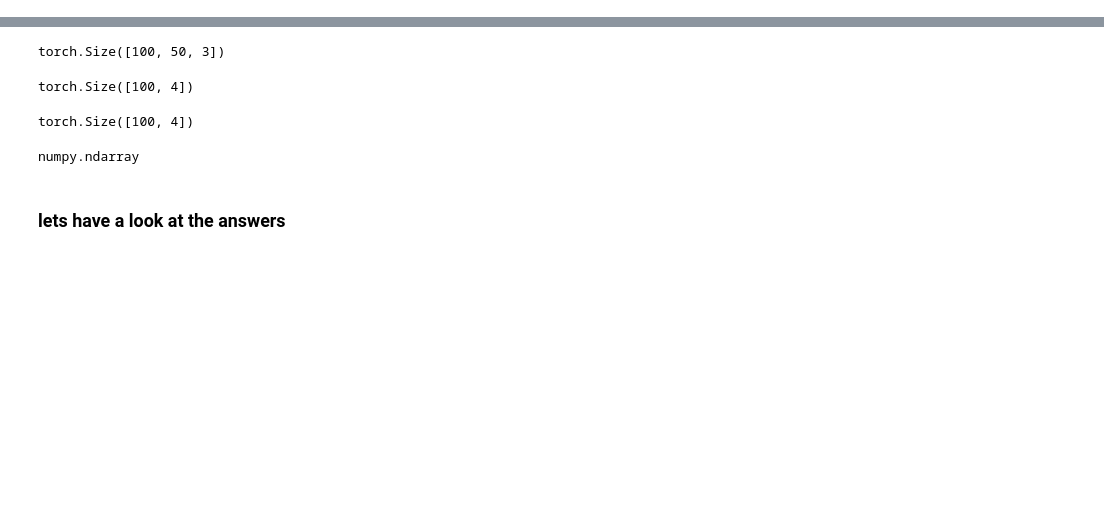
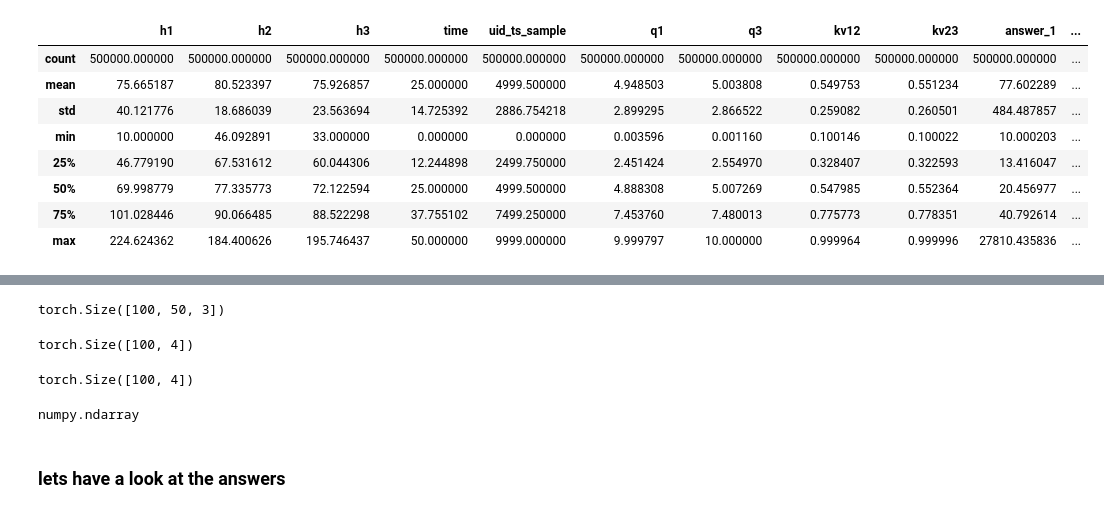
Before and after one commit to hsteude/comm-agents-cps, a Jupyter notebook: examples/three_tank/notebooks/02_data_gen_exploration.ipynb, the cells around one changed output, grey strips where cells are left out. Drawn from its saved outputs; the diff is of its cells as text; code cells hidden in the pictures; blank space fills up the shorter version.

```diff
--- a/examples/three_tank/notebooks/02_data_gen_exploration.ipynb
+++ b/examples/three_tank/notebooks/02_data_gen_exploration.ipynb
@@ -12,6 +12,17 @@ import ipywidgets as widgets
 import examples.three_tank.constants as const
 # %%
 df = pd.read_parquet(const.DATA_PATH)
+df.describe()
+# %% [output]
+|  | h1 | h2 | h3 | time | uid_ts_sample | q1 | q3 | kv12 | kv23 | answer_1 | ... |
+| count | 500000.000000 | 500000.000000 | 500000.000000 | 500000.000000 | 500000.000000 | 500000.000000 | 500000.000000 | 500000.000000 | 500000.000000 | 500000.000000 | ... |
+| mean | 75.665187 | 80.523397 | 75.926857 | 25.000000 | 4999.500000 | 4.948503 | 5.003808 | 0.549753 | 0.551234 | 77.602289 | ... |
+| std | 40.121776 | 18.686039 | 23.563694 | 14.725392 | 2886.754218 | 2.899295 | 2.866522 | 0.259082 | 0.260501 | 484.487857 | ... |
+| min | 10.000000 | 46.092891 | 33.000000 | 0.000000 | 0.000000 | 0.003596 | 0.001160 | 0.100146 | 0.100022 | 10.000203 | ... |
+| 25% | 46.779190 | 67.531612 | 60.044306 | 12.244898 | 2499.750000 | 2.451424 | 2.554970 | 0.328407 | 0.322593 | 13.416047 | ... |
+| 50% | 69.998779 | 77.335773 | 72.122594 | 25.000000 | 4999.500000 | 4.888308 | 5.007269 | 0.547985 | 0.552364 | 20.456977 | ... |
+| 75% | 101.028446 | 90.066485 | 88.522298 | 37.755102 | 7499.250000 | 7.453760 | 7.480013 | 0.775773 | 0.778351 | 40.792614 | ... |
+| max | 224.624362 | 184.400626 | 195.746437 | 50.000000 | 9999.000000 | 9.999797 | 10.000000 | 0.999964 | 0.999996 | 27810.435836 | ... |
 # %%
 df.head()
 # %% [output]
```
Also changed, not shown: parts of 2 cells of this notebook, 6 other files.
